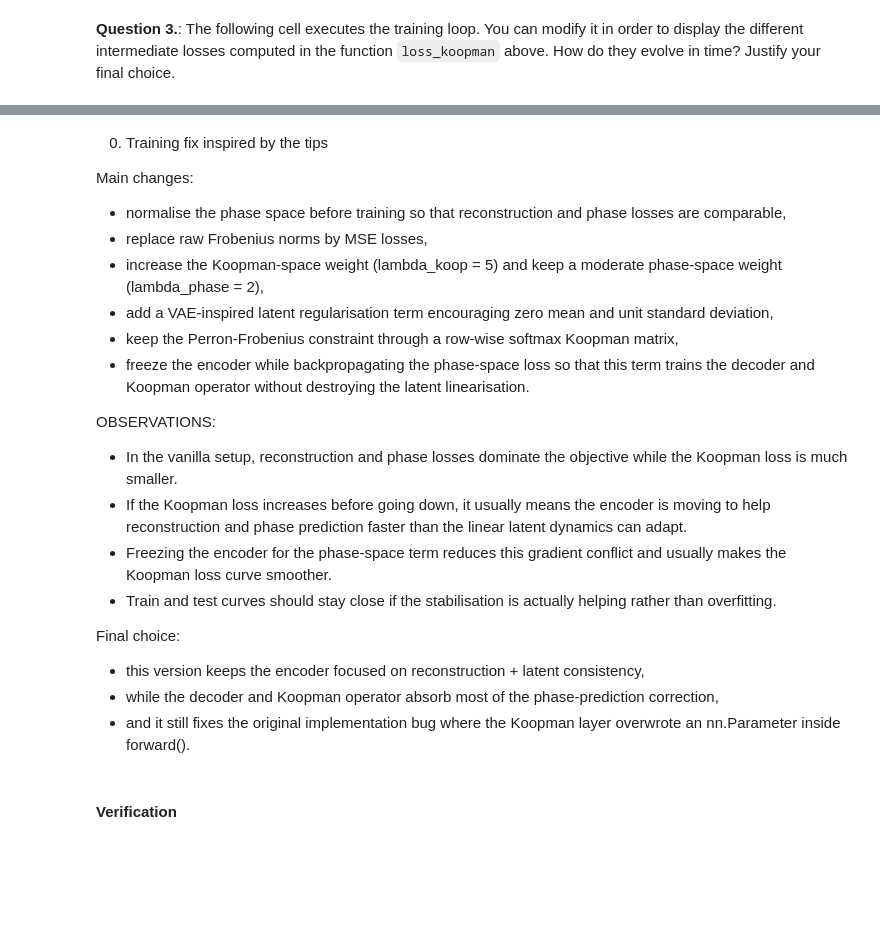
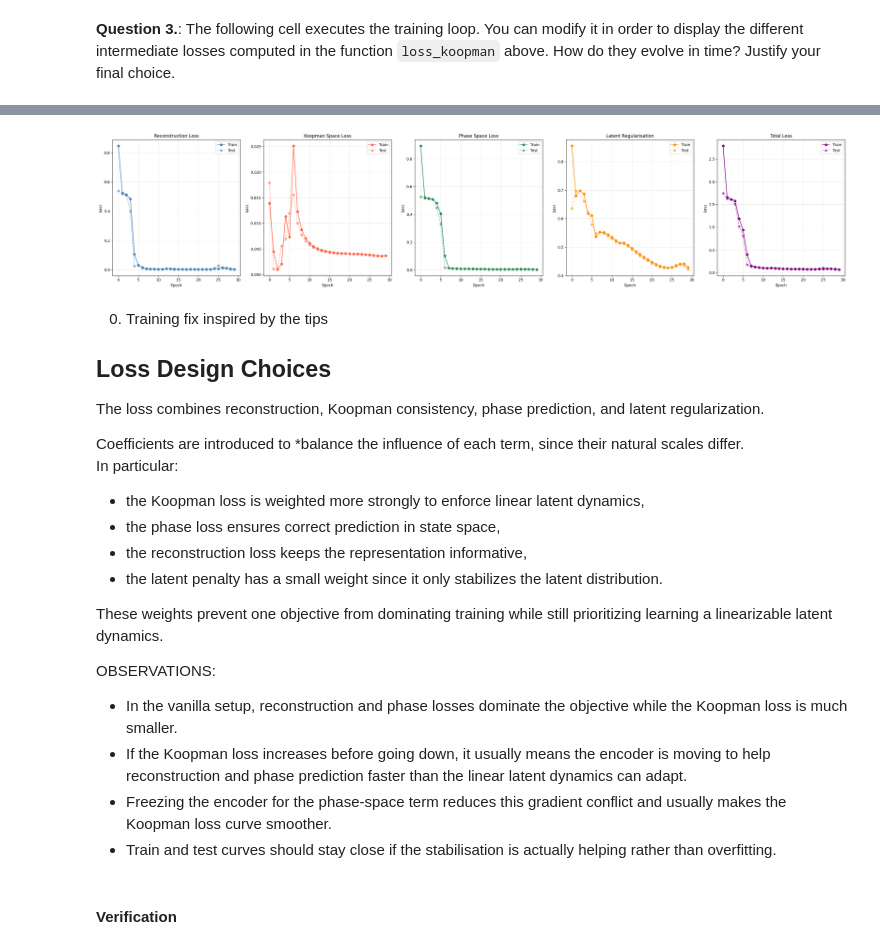
Before and after one commit to fotisk07/DLP, a Jupyter notebook: Week5/TP5.ipynb, the cells around one changed output, grey strips where cells are left out. Saved outputs shown, nothing was run; the diff lists cells and outputs as text; code cells hidden in the pictures; blank space fills up the shorter version.

```diff
--- a/Week5/TP5.ipynb
+++ b/Week5/TP5.ipynb
@@ -654,26 +621,63 @@ plot_losses(
+# %%
+def plot_losses(history: dict[str, list[float]]) -> None:
+    epochs = np.arange(len(history["train_total"]))
+    fig, axes = plt.subplots(1, 5, figsize=(28, 6))
+
+    plots = [
+        ("recon", "Reconstruction Loss", "steelblue"),
+        ("koop", "Koopman Space Loss", "tomato"),
+        ("phase", "Phase Space Loss", "seagreen"),
+        ("latent", "Latent Regularisation", "darkorange"),
+        ("total", "Total Loss", "purple"),
+    ]
+
+    for ax, (key, title, color) in zip(axes, plots):
+        ax.plot(epochs, history[f"train_{key}"], label="Train", marker="o", color=color)
+        ax.plot(
+            epochs,
+            history[f"test_{key}"],
+            label="Test",
+            marker="o",
+            linestyle="--",
+            color=color,
+            alpha=0.5,
+        )
+        ax.set_title(title)
+        ax.set_xlabel("Epoch")
+        ax.set_ylabel("Loss")
+        ax.grid(True, alpha=0.3)
+        ax.legend()
+
+    plt.tight_layout()
+    plt.show()
+
+
+plot_losses(history)
+# %% [output]
+[figure, added]
 # %%
 # TODO: Explain the loss dynamics and justify your design choices. You can plot the different part of the loss, and compare the training dynamics when using different loss functions.
 # %% [markdown]
 0. Training fix inspired by the tips
 
-Main changes:
-- normalise the phase space before training so that reconstruction and phase losses are comparable,
-- replace raw Frobenius norms by MSE losses,
-- increase the Koopman-space weight (lambda_koop = 5) and keep a moderate phase-space weight (lambda_phase = 2),
-- add a VAE-inspired latent regularisation term encouraging zero mean and unit standard deviation,
-- keep the Perron-Frobenius constraint through a row-wise softmax Koopman matrix,
-- freeze the encoder while backpropagating the phase-space loss so that this term trains the decoder and Koopman operator without destroying the latent linearisation.
+## Loss Design Choices
+
+The loss combines reconstruction, Koopman consistency, phase prediction, and latent regularization.
+
+Coefficients are introduced to *balance the influence of each term, since their natural scales differ.
+In particular:
+- the Koopman loss is weighted more strongly to enforce linear latent dynamics,
+- the phase loss ensures correct prediction in state space,
+- the reconstruction loss keeps the representation informative,
+- the latent penalty has a small weight since it only stabilizes the latent distribution.
+
+These weights prevent one objective from dominating training while still prioritizing learning a linearizable latent dynamics.
 
 OBSERVATIONS:
 - In the vanilla setup, reconstruction and phase losses dominate the objective while the Koopman loss is much smaller.
 - If the Koopman loss increases before going down, it usually means the encoder is moving to help reconstruction and phase prediction faster than the linear latent dynamics can adapt.
 - Freezing the encoder for the phase-space term reduces this gradient conflict and usually makes the Koopman loss curve smoother.
 - Train and test curves should stay close if the stabilisation is actually helping rather than overfitting.
-
-Final choice:
-- this version keeps the encoder focused on reconstruction + latent consistency,
-- while the decoder and Koopman operator absorb most of the phase-prediction correction,
-- and it still fixes the original implementation bug where the Koopman layer overwrote an nn.Parameter inside forward().
 # %% [markdown]
 #### Verification
 # %% [markdown]
```
Also changed, not shown: parts of 27 cells of this notebook, 4 other files.
